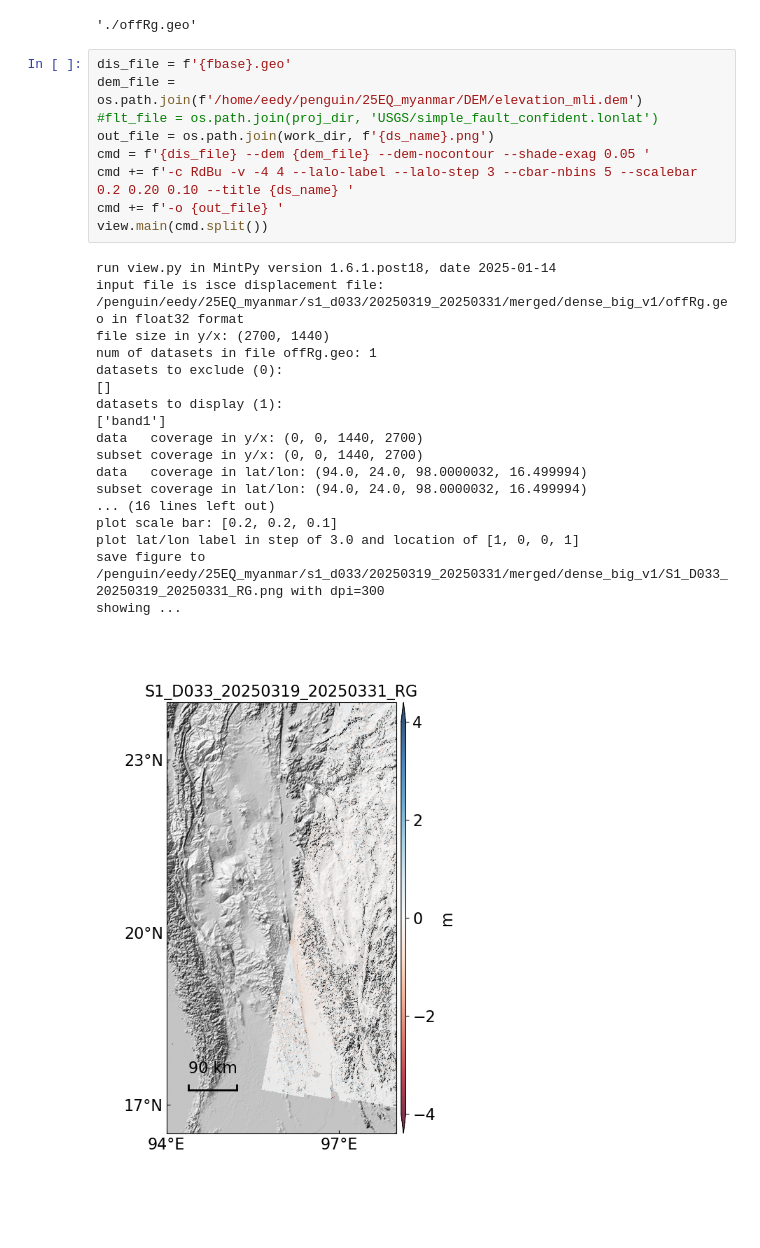
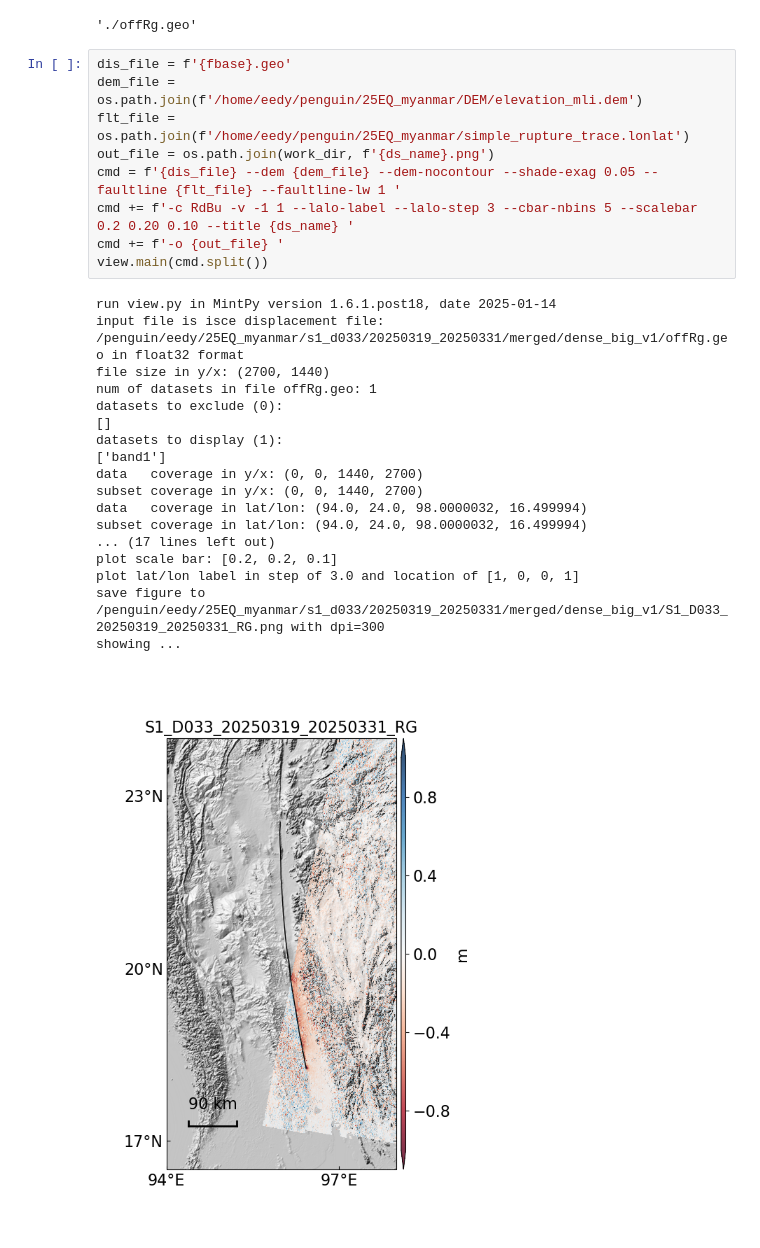
Before and after one commit to yunjunz/2025-Myanmar-EQ, a Jupyter notebook: notebook/S1_D033_20250319_20250331.ipynb, the cells around one changed output. Drawn from its saved outputs; the diff is of its cells as text.

```diff
--- a/notebook/S1_D033_20250319_20250331.ipynb
+++ b/notebook/S1_D033_20250319_20250331.ipynb
@@ -272,28 +274,28 @@ write file: ./offRg.geo.rsc
 # %%
 dis_file = f'{fbase}.geo'
 dem_file = os.path.join(f'/home/eedy/penguin/25EQ_myanmar/DEM/elevation_mli.dem')
-#flt_file = os.path.join(proj_dir, 'USGS/simple_fault_confident.lonlat')
+flt_file = os.path.join(f'/home/eedy/penguin/25EQ_myanmar/simple_rupture_trace.lonlat')
 out_file = os.path.join(work_dir, f'{ds_name}.png')
-cmd = f'{dis_file} --dem {dem_file} --dem-nocontour --shade-exag 0.05 '
-cmd += f'-c RdBu -v -4 4 --lalo-label --lalo-step 3 --cbar-nbins 5 --scalebar 0.2 0.20 0.10 --title {ds_name} '
+cmd = f'{dis_file} --dem {dem_file} --dem-nocontour --shade-exag 0.05 --faultline {flt_file} --faultline-lw 1 '
+cmd += f'-c RdBu -v -1 1 --lalo-label --lalo-step 3 --cbar-nbins 5 --scalebar 0.2 0.20 0.10 --title {ds_name} '
 cmd += f'-o {out_file} '
 view.main(cmd.split())
 # %% [output]
 run view.py in MintPy version 1.6.1.post18, date 2025-01-14
 input file is isce displacement file: /penguin/eedy/25EQ_myanmar/s1_d033/20250319_20250331/merged/dense_big_v1/offRg.geo in float32 format
 file size in y/x: (2700, 1440)
 num of datasets in file offRg.geo: 1
 datasets to exclude (0):
 []
 datasets to display (1):
 ['band1']
 data   coverage in y/x: (0, 0, 1440, 2700)
 subset coverage in y/x: (0, 0, 1440, 2700)
 data   coverage in lat/lon: (94.0, 24.0, 98.0000032, 16.499994)
 subset coverage in lat/lon: (94.0, 24.0, 98.0000032, 16.499994)
-... (16 lines left out)
+... (17 lines left out)
 plot scale bar: [0.2, 0.2, 0.1]
 plot lat/lon label in step of 3.0 and location of [1, 0, 0, 1]
 save figure to /penguin/eedy/25EQ_myanmar/s1_d033/20250319_20250331/merged/dense_big_v1/S1_D033_20250319_20250331_RG.png with dpi=300
 showing ...
-[figure, old version]
+[figure, new version]
```
Also changed, not shown: parts of 5 cells of this notebook, 2 other files.
